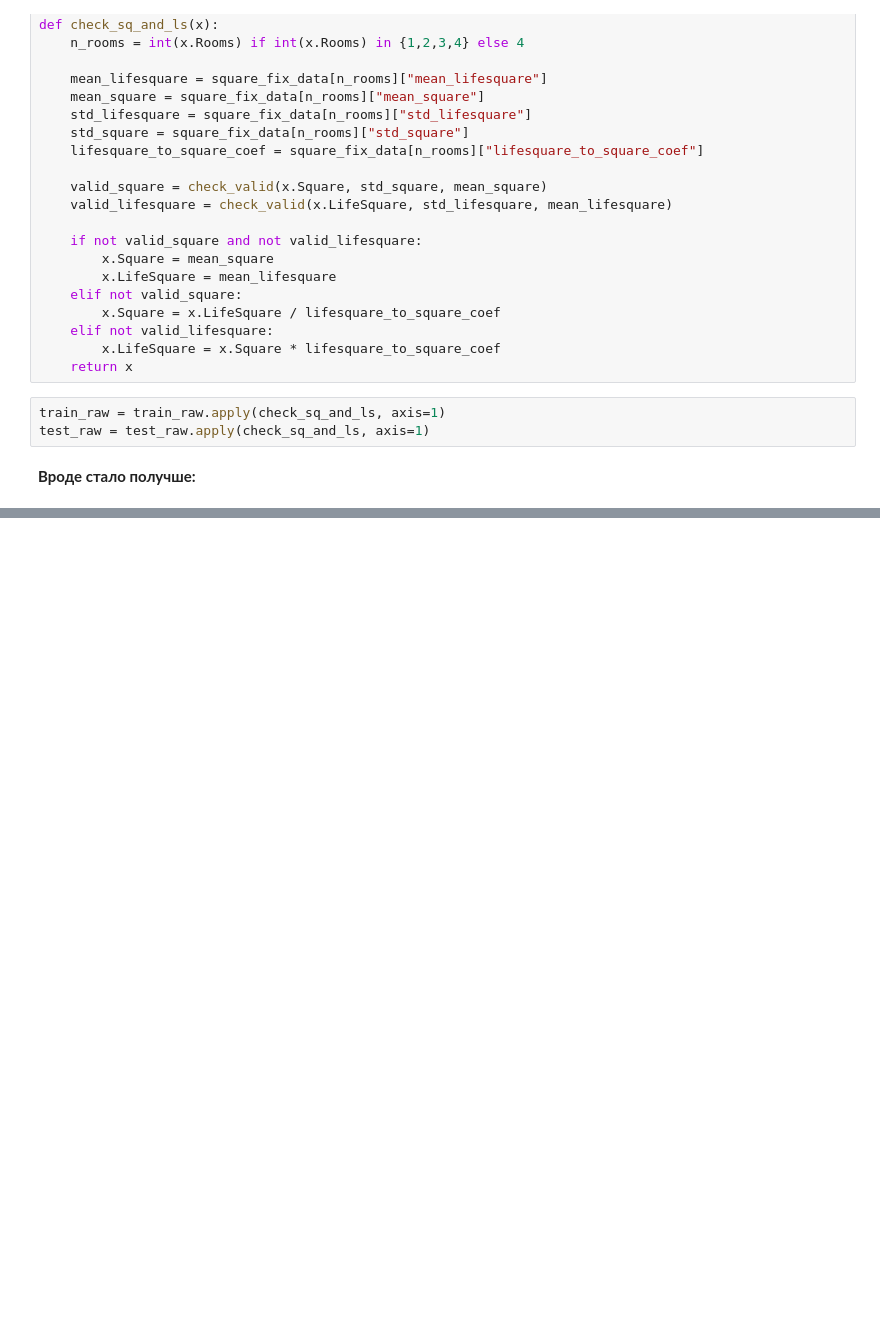
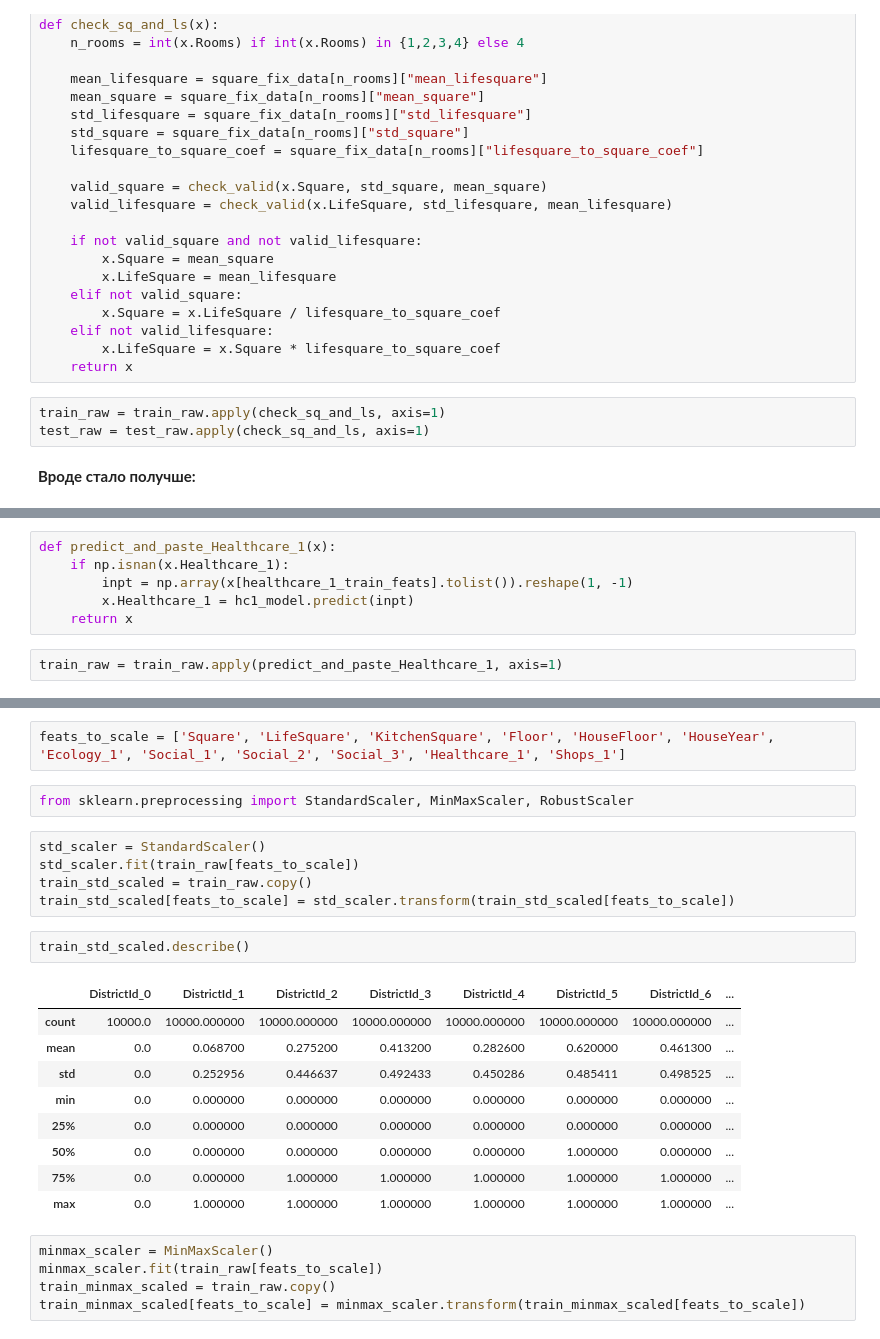
Before and after one commit to Bocharick/GeekBrains_AI_Python_for_data_science, a Jupyter notebook: CourseProject/cleanovik.ipynb, the cells around one changed output, grey strips where cells are left out. Saved outputs shown, nothing was run; the diff lists cells and outputs as text; blank space fills up the shorter version.

```diff
--- a/CourseProject/cleanovik.ipynb
+++ b/CourseProject/cleanovik.ipynb
@@ -453,0 +780,8 @@ train_raw.loc[:, ['DistrictId','Healthcare_1']].head()
+# %%
+def predict_and_paste_Healthcare_1(x):
+    if np.isnan(x.Healthcare_1):
+        inpt = np.array(x[healthcare_1_train_feats].tolist()).reshape(1, -1)
+        x.Healthcare_1 = hc1_model.predict(inpt)
+    return x
+# %%
+train_raw = train_raw.apply(predict_and_paste_Healthcare_1, axis=1)
@@ -453,0 +841,26 @@ train_raw.loc[:, ['DistrictId','Healthcare_1']].head()
+# %%
+feats_to_scale = ['Square', 'LifeSquare', 'KitchenSquare', 'Floor', 'HouseFloor', 'HouseYear', 'Ecology_1', 'Social_1', 'Social_2', 'Social_3', 'Healthcare_1', 'Shops_1']
+# %%
+from sklearn.preprocessing import StandardScaler, MinMaxScaler, RobustScaler
+# %%
+std_scaler = StandardScaler()
+std_scaler.fit(train_raw[feats_to_scale])
+train_std_scaled = train_raw.copy()
+train_std_scaled[feats_to_scale] = std_scaler.transform(train_std_scaled[feats_to_scale])
+# %%
+train_std_scaled.describe()
+# %% [output]
+|  | DistrictId_0 | DistrictId_1 | DistrictId_2 | DistrictId_3 | DistrictId_4 | DistrictId_5 | DistrictId_6 | ... |
+| count | 10000.0 | 10000.000000 | 10000.000000 | 10000.000000 | 10000.000000 | 10000.000000 | 10000.000000 | ... |
+| mean | 0.0 | 0.068700 | 0.275200 | 0.413200 | 0.282600 | 0.620000 | 0.461300 | ... |
+| std | 0.0 | 0.252956 | 0.446637 | 0.492433 | 0.450286 | 0.485411 | 0.498525 | ... |
+| min | 0.0 | 0.000000 | 0.000000 | 0.000000 | 0.000000 | 0.000000 | 0.000000 | ... |
+| 25% | 0.0 | 0.000000 | 0.000000 | 0.000000 | 0.000000 | 0.000000 | 0.000000 | ... |
+| 50% | 0.0 | 0.000000 | 0.000000 | 0.000000 | 0.000000 | 1.000000 | 0.000000 | ... |
+| 75% | 0.0 | 0.000000 | 1.000000 | 1.000000 | 1.000000 | 1.000000 | 1.000000 | ... |
+| max | 0.0 | 1.000000 | 1.000000 | 1.000000 | 1.000000 | 1.000000 | 1.000000 | ... |
+# %%
+minmax_scaler = MinMaxScaler()
+minmax_scaler.fit(train_raw[feats_to_scale])
+train_minmax_scaled = train_raw.copy()
+train_minmax_scaled[feats_to_scale] = minmax_scaler.transform(train_minmax_scaled[feats_to_scale])
```
Also changed, not shown: parts of 183 cells of this notebook, 5 other files.
